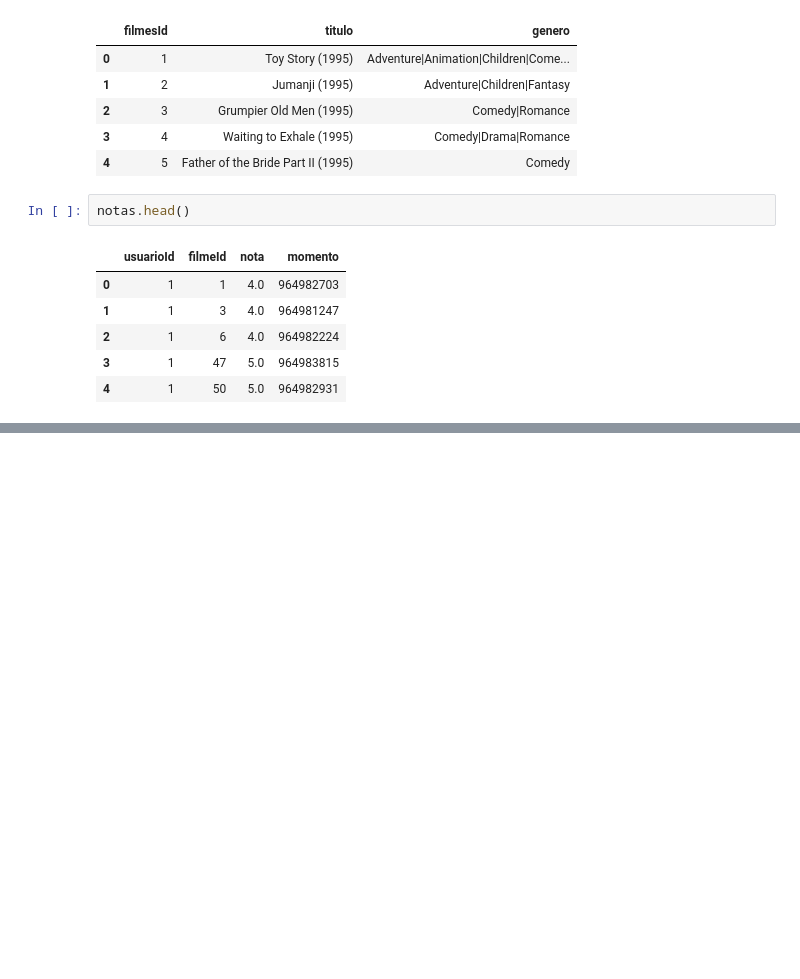
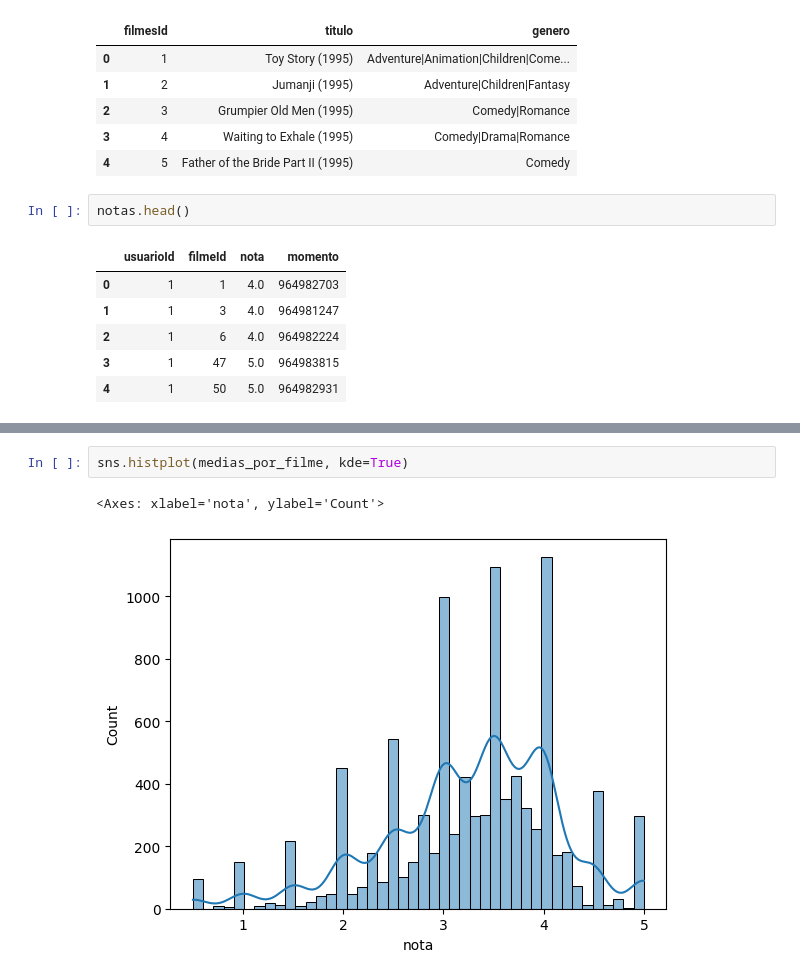
Before and after one commit to orlandojsjunior/Data_Science-Analise_e_visualizacao_de_dados, a Jupyter notebook: Analise_exploratoria/Notebooks/02_Analise_Exploratoria.ipynb, the cells around one changed output, grey strips where cells are left out. Saved outputs shown, nothing was run; the diff lists cells and outputs as text; blank space fills up the shorter version.

```diff
--- a/Analise_exploratoria/Notebooks/02_Analise_Exploratoria.ipynb
+++ b/Analise_exploratoria/Notebooks/02_Analise_Exploratoria.ipynb
@@ -116,0 +216,5 @@ notas.head()
+# %%
+sns.histplot(medias_por_filme, kde=True)
+# %% [output]
+<Axes: xlabel='nota', ylabel='Count'>
+[figure, added]
```
Also changed, not shown: parts of 24 cells of this notebook.
